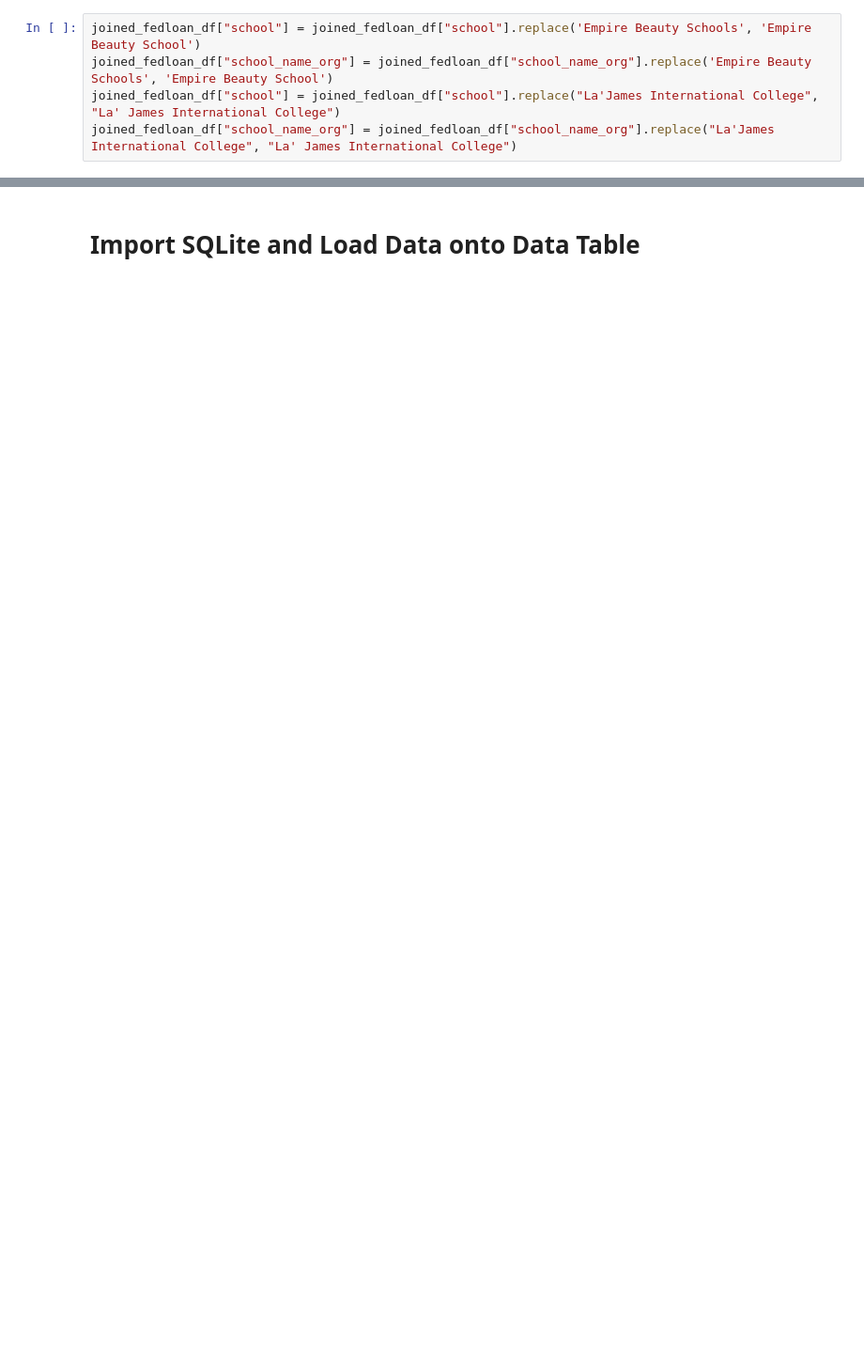
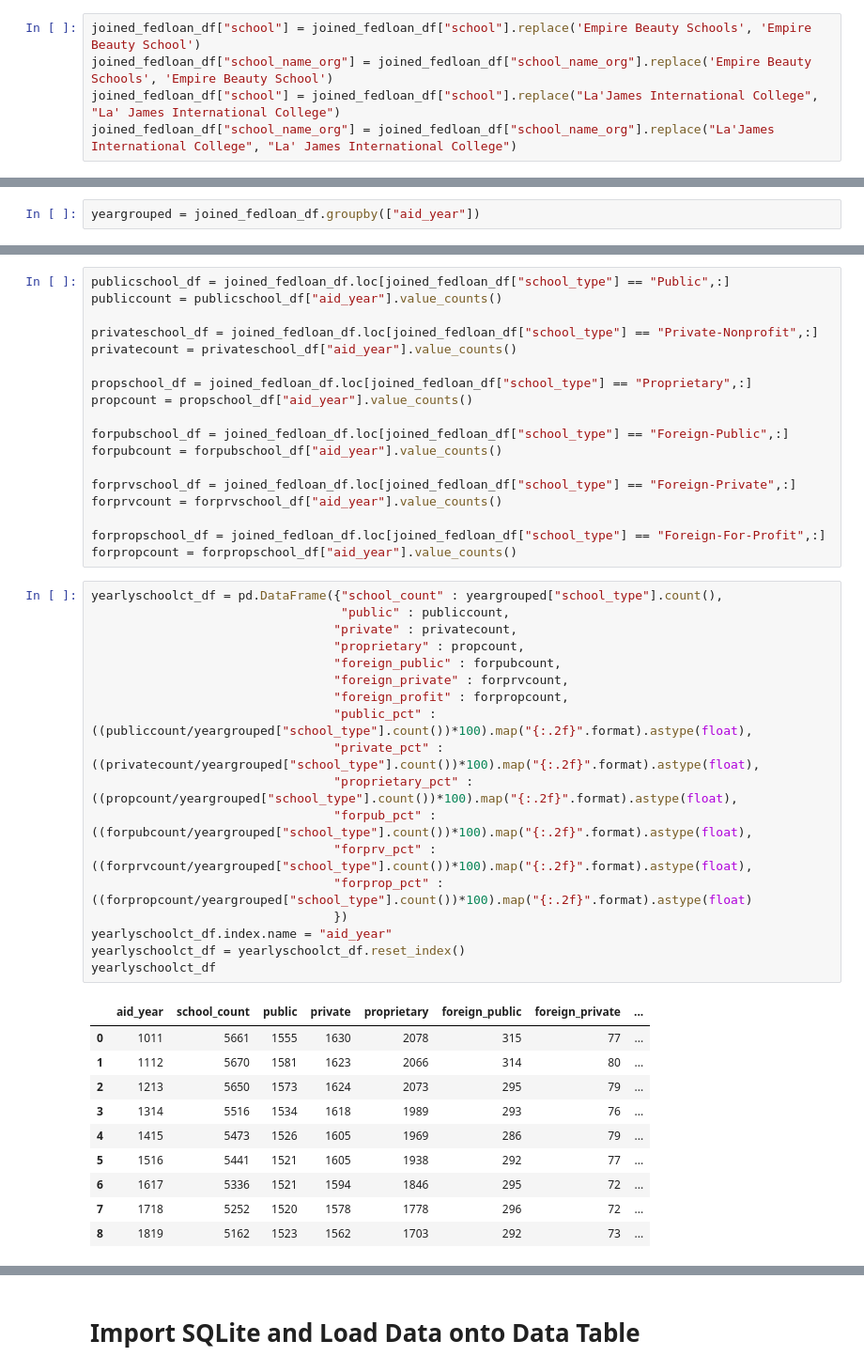
Before and after one commit to tyellaineho/FederalStudentLoanAnalysis, a Jupyter notebook: Fed_Loan_Analysis.ipynb, the cells around one changed output, grey strips where cells are left out. Shown at 94% size. Cells and saved outputs as stored; diff of their text form; blank space fills up the shorter version.

```diff
--- a/Fed_Loan_Analysis.ipynb
+++ b/Fed_Loan_Analysis.ipynb
@@ -582,0 +588,2 @@ joined_fedloan_df.to_csv("Resources/fedloans_fin.csv", index=False)
+# %%
+yeargrouped = joined_fedloan_df.groupby(["aid_year"])
@@ -582,0 +642,47 @@ joined_fedloan_df.to_csv("Resources/fedloans_fin.csv", index=False)
+# %%
+publicschool_df = joined_fedloan_df.loc[joined_fedloan_df["school_type"] == "Public",:]
+publiccount = publicschool_df["aid_year"].value_counts()
+
+privateschool_df = joined_fedloan_df.loc[joined_fedloan_df["school_type"] == "Private-Nonprofit",:]
+privatecount = privateschool_df["aid_year"].value_counts()
+
+propschool_df = joined_fedloan_df.loc[joined_fedloan_df["school_type"] == "Proprietary",:]
+propcount = propschool_df["aid_year"].value_counts()
+
+forpubschool_df = joined_fedloan_df.loc[joined_fedloan_df["school_type"] == "Foreign-Public",:]
+forpubcount = forpubschool_df["aid_year"].value_counts()
+
+forprvschool_df = joined_fedloan_df.loc[joined_fedloan_df["school_type"] == "Foreign-Private",:]
+forprvcount = forprvschool_df["aid_year"].value_counts()
+
+forpropschool_df = joined_fedloan_df.loc[joined_fedloan_df["school_type"] == "Foreign-For-Profit",:]
+forpropcount = forpropschool_df["aid_year"].value_counts()
+# %%
+yearlyschoolct_df = pd.DataFrame({"school_count" : yeargrouped["school_type"].count(),
+                                  "public" : publiccount,
+                                 "private" : privatecount,
+                                 "proprietary" : propcount,
+                                 "foreign_public" : forpubcount,
+                                 "foreign_private" : forprvcount,
+                                 "foreign_profit" : forpropcount,
+                                 "public_pct" : ((publiccount/yeargrouped["school_type"].count())*100).map("{:.2f}".format).astype(float),
+                                 "private_pct" : ((privatecount/yeargrouped["school_type"].count())*100).map("{:.2f}".format).astype(float),
+                                 "proprietary_pct" : ((propcount/yeargrouped["school_type"].count())*100).map("{:.2f}".format).astype(float),
+                                 "forpub_pct" : ((forpubcount/yeargrouped["school_type"].count())*100).map("{:.2f}".format).astype(float),
+                                 "forprv_pct" : ((forprvcount/yeargrouped["school_type"].count())*100).map("{:.2f}".format).astype(float),
+                                 "forprop_pct" : ((forpropcount/yeargrouped["school_type"].count())*100).map("{:.2f}".format).astype(float)
+                                 })
+yearlyschoolct_df.index.name = "aid_year"
+yearlyschoolct_df = yearlyschoolct_df.reset_index()
+yearlyschoolct_df
+# %% [output]
+|  | aid_year | school_count | public | private | proprietary | foreign_public | foreign_private | ... |
+| 0 | 1011 | 5661 | 1555 | 1630 | 2078 | 315 | 77 | ... |
+| 1 | 1112 | 5670 | 1581 | 1623 | 2066 | 314 | 80 | ... |
+| 2 | 1213 | 5650 | 1573 | 1624 | 2073 | 295 | 79 | ... |
+| 3 | 1314 | 5516 | 1534 | 1618 | 1989 | 293 | 76 | ... |
+| 4 | 1415 | 5473 | 1526 | 1605 | 1969 | 286 | 79 | ... |
+| 5 | 1516 | 5441 | 1521 | 1605 | 1938 | 292 | 77 | ... |
+| 6 | 1617 | 5336 | 1521 | 1594 | 1846 | 295 | 72 | ... |
+| 7 | 1718 | 5252 | 1520 | 1578 | 1778 | 296 | 72 | ... |
+| 8 | 1819 | 5162 | 1523 | 1562 | 1703 | 292 | 73 | ... |
```
Also changed, not shown: parts of 18 cells of this notebook, 25 other files.
